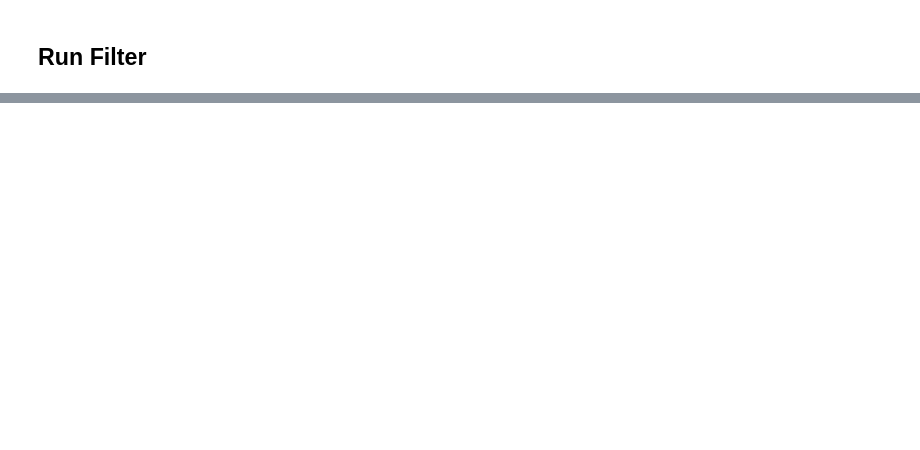
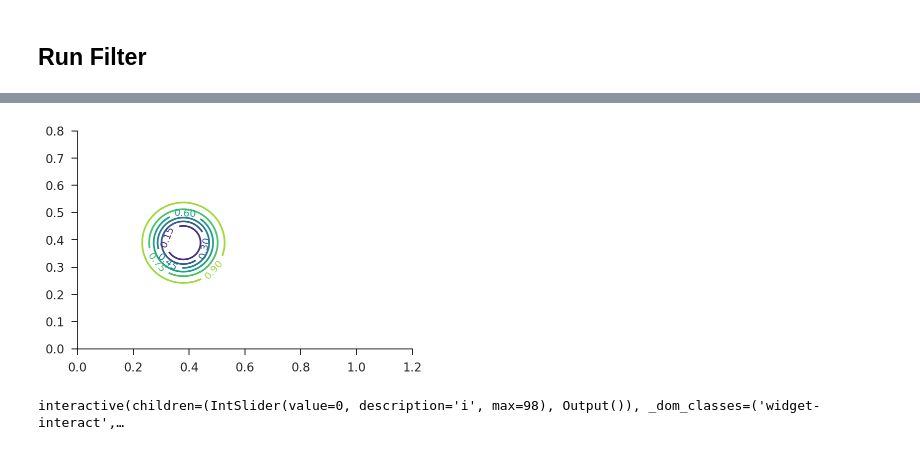
Before and after one commit to iamlemec/speedcam, a Jupyter notebook: notebooks/kalman.ipynb, the cells around one changed output, grey strips where cells are left out. Cells and saved outputs as stored; diff of their text form; code cells hidden in the pictures; blank space fills up the shorter version.

```diff
--- a/notebooks/kalman.ipynb
+++ b/notebooks/kalman.ipynb
@@ -91,0 +101,37 @@ for c, ax in zip(names0, ax.flatten()):
+# %%
+xmax, ymax = 1.2, 0.8
+gridx = np.linspace(0, xmax, 150)
+gridy = np.linspace(0, ymax, 100)
+grid2x, grid2y = map(np.transpose, np.meshgrid(gridx, gridy))
+grid2 = np.stack([grid2x, grid2y], axis=-1)
+# %%
+def vector_mahalanobis(x, P):
+    Pi = kalman.robust_inverse(P)
+    dz = x - grid2
+    e = np.einsum('ijk,kk,ijk->ij', dz, Pi, dz)
+    q = chi2.cdf(e, 4)
+    return q
+# %%
+def display_error(i, stat='position'):
+    if stat == 'position':
+        x = x_pred[i,:2]
+        P = P_list[i][:2,:2]
+        xm, ym = xmax, ymax
+    elif stat == 'size':
+        x = x_pred[i,2:4]
+        P = P_list[i][2:4,2:4]
+        xm, ym = 0.2, 0.2
+    e = vector_mahalanobis(x, P)
+    fig, ax = plt.subplots()
+    cont = ax.contour(grid2x, grid2y, e, extent=(0, xm, ym, 0))
+    ax.clabel(cont, cont.levels)
+    plt.show()
+# %%
+display_error(30)
+# %% [output]
+[figure, added]
+# %%
+i1 = widgets.IntSlider(min=0, max=N-2, step=1)
+interact(lambda i: display_error(i, stat='size'), i=i1);
+# %% [output]
+interactive(children=(IntSlider(value=0, description='i', max=98), Output()), _dom_classes=('widget-interact',…
```
Also changed, not shown: parts of 10 cells of this notebook, 5 other files.
